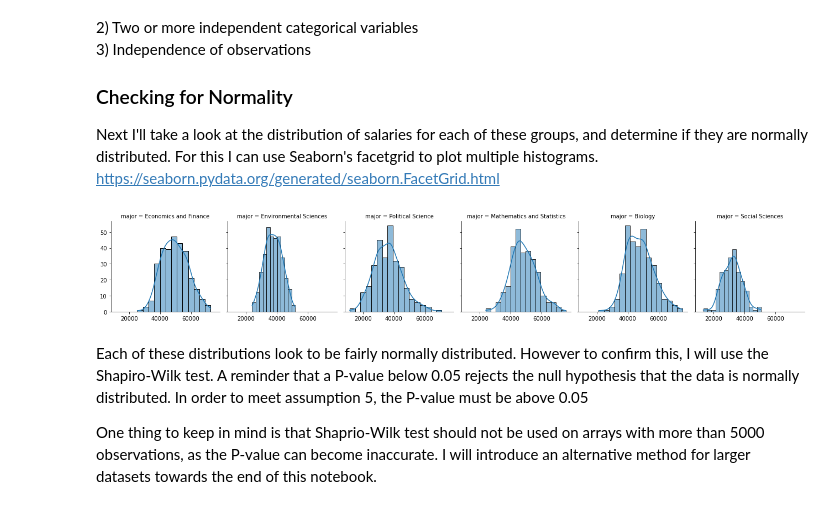
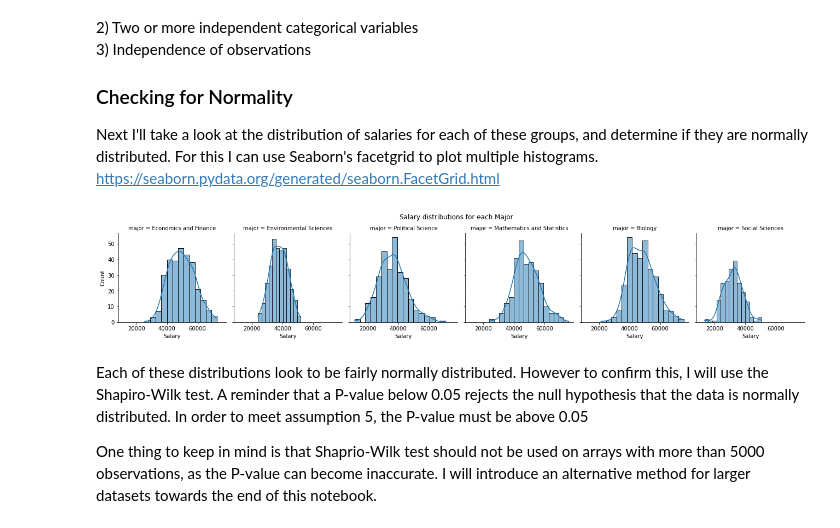
Before and after one commit to OtherBrian/machine-learning, a Jupyter notebook: scipy_stats.ipynb, the cells around one changed output. Cells and saved outputs as stored; diff of their text form; code cells hidden in the pictures.

```diff
--- a/scipy_stats.ipynb
+++ b/scipy_stats.ipynb
@@ -364,8 +374,10 @@ Next I'll take a look at the distribution of salaries for each of these groups,
 # %%
 g = sns.FacetGrid(students_df, col="major")
 g.map_dataframe(sns.histplot, x="salary", kde=True);
+g.set_axis_labels("Salary", "Count")
+g.fig.suptitle("Salary distributions for each Major", y=1.05);
 # %% [output]
-[figure, old version]
+[figure, new version]
 # %% [markdown]
 Each of these distributions look to be fairly normally distributed. However to confirm this, I will use the Shapiro-Wilk test. A reminder that a P-value below 0.05 rejects the null hypothesis that the data is normally distributed. In order to meet assumption 5, the P-value must be above 0.05
 
```
Also changed, not shown: parts of 20 cells of this notebook, 3 other files.
